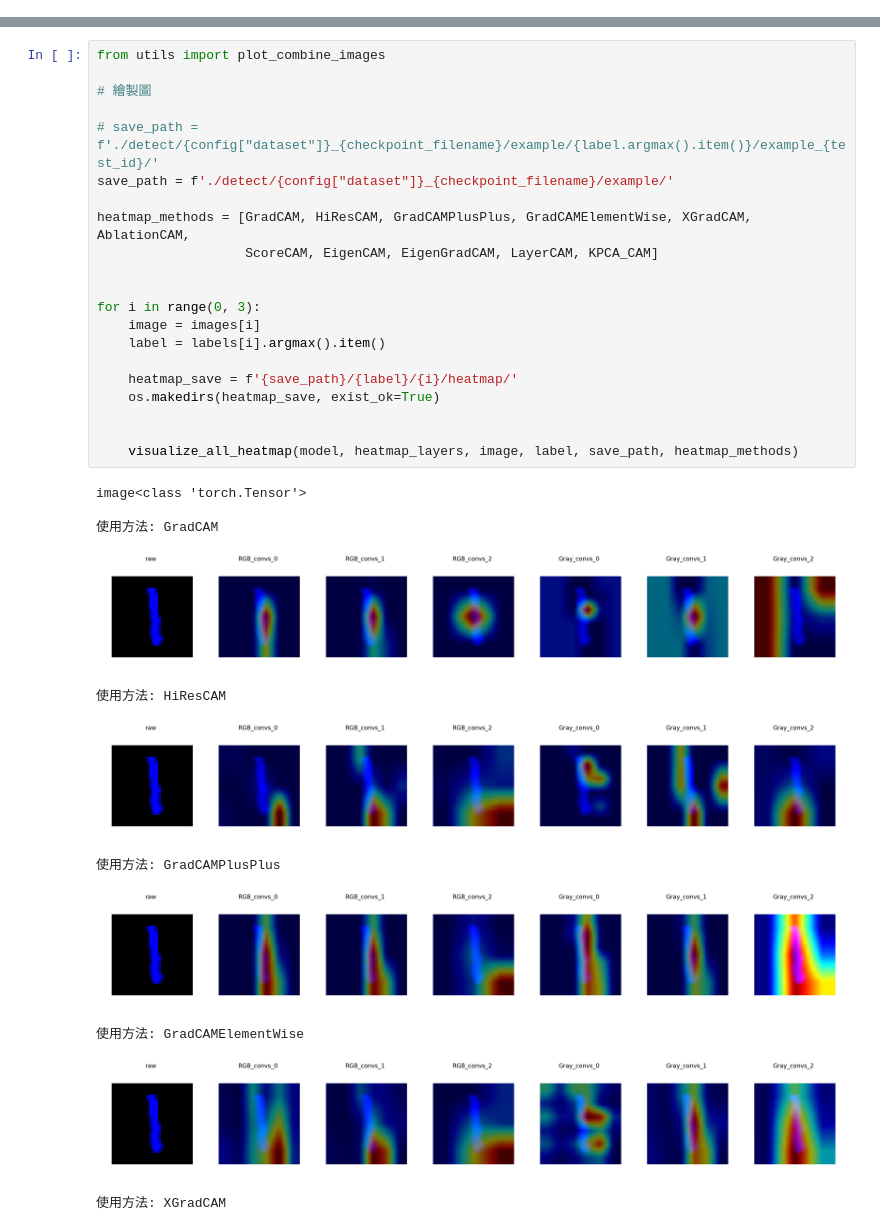
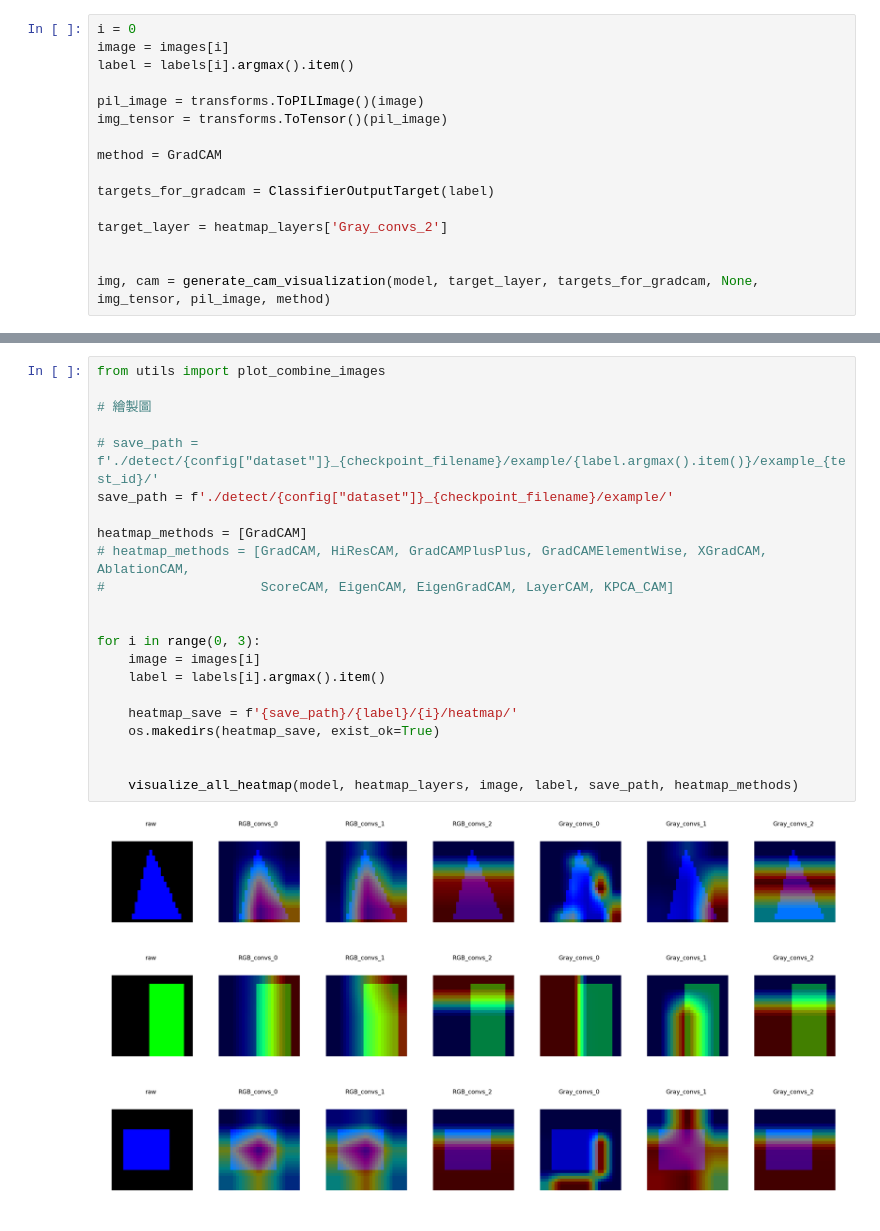
Before and after one commit to Cobra30621/RGB_SFM_V2, a Jupyter notebook: gram-cam-research.ipynb, the cells around one changed output, grey strips where cells are left out. Drawn from its saved outputs; the diff is of its cells as text.

Commit message:
feat: adding plot heatmap with cam

```diff
--- a/gram-cam-research.ipynb
+++ b/gram-cam-research.ipynb
@@ -259,3 +239,19 @@ heatmap_layers
    (0): RBF_Conv2d(initial = kaiming, weight shape = (1225, 625, 1, 1))
    (1): cReLU_percent(percent=0.5)
  )}
+# %%
+i = 0
+image = images[i]
+label = labels[i].argmax().item()
+
+pil_image = transforms.ToPILImage()(image)
+img_tensor = transforms.ToTensor()(pil_image)
+
+method = GradCAM
+
+targets_for_gradcam = ClassifierOutputTarget(label)
+
+target_layer = heatmap_layers['Gray_convs_2']
+
+
+img, cam = generate_cam_visualization(model, target_layer, targets_for_gradcam, None, img_tensor, pil_image, method)
@@ -262,33 +271,26 @@ heatmap_layers
 # %%
 from utils import plot_combine_images
 
 # 繪製圖
 
 # save_path = f'./detect/{config["dataset"]}_{checkpoint_filename}/example/{label.argmax().item()}/example_{test_id}/'
 save_path = f'./detect/{config["dataset"]}_{checkpoint_filename}/example/'
 
-heatmap_methods = [GradCAM, HiResCAM, GradCAMPlusPlus, GradCAMElementWise, XGradCAM, AblationCAM,
-                   ScoreCAM, EigenCAM, EigenGradCAM, LayerCAM, KPCA_CAM]
+heatmap_methods = [GradCAM]
+# heatmap_methods = [GradCAM, HiResCAM, GradCAMPlusPlus, GradCAMElementWise, XGradCAM, AblationCAM,
+#                    ScoreCAM, EigenCAM, EigenGradCAM, LayerCAM, KPCA_CAM]
 
 
 for i in range(0, 3):
     image = images[i]
     label = labels[i].argmax().item()
 
     heatmap_save = f'{save_path}/{label}/{i}/heatmap/'
     os.makedirs(heatmap_save, exist_ok=True)
 
 
     visualize_all_heatmap(model, heatmap_layers, image, label, save_path, heatmap_methods)
 # %% [output]
-image<class 'torch.Tensor'>
-
-使用方法: GradCAM
-[figure, old version]
+[figure, new version]
-使用方法: HiResCAM
-[figure, old version]
+[figure, new version]
-使用方法: GradCAMPlusPlus
-[figure, old version]
+[figure, new version]
-使用方法: GradCAMElementWise
-[figure, removed]
-使用方法: XGradCAM
```
Also changed, not shown: parts of 7 cells of this notebook, 1 other file.
